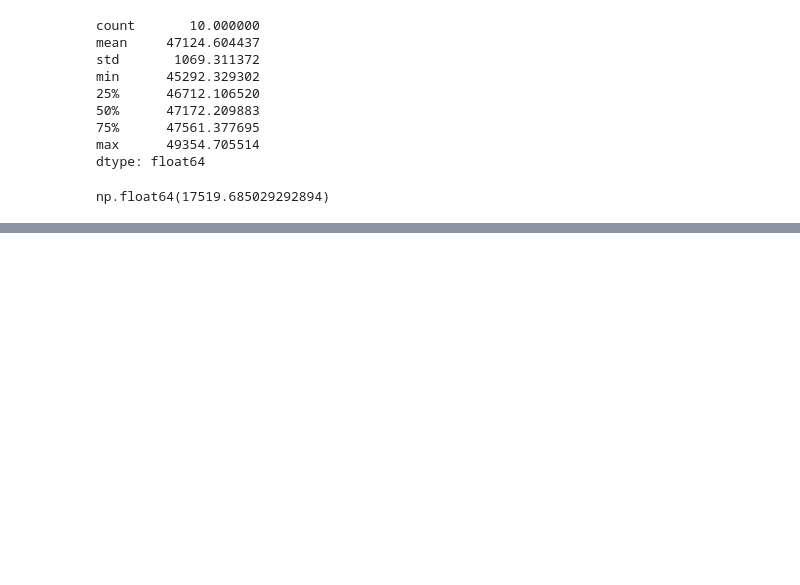
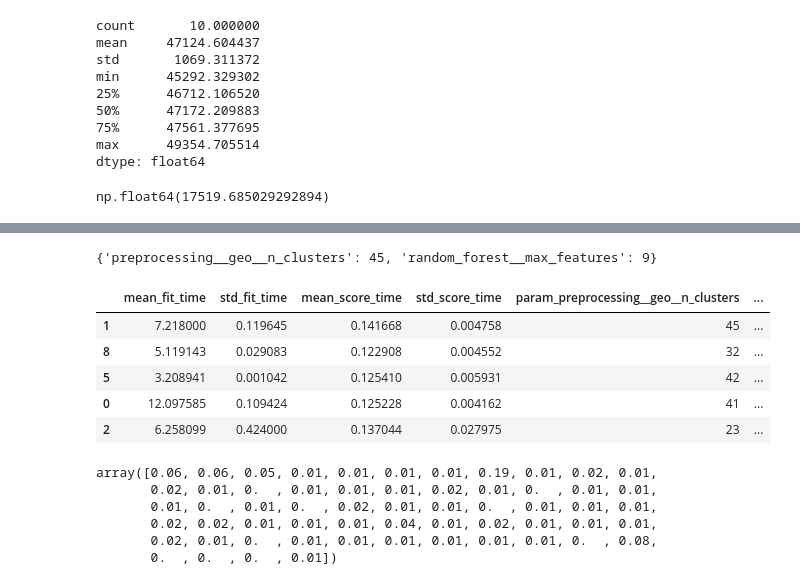
Before and after one commit to seshouan/Hands_on_ML, a Jupyter notebook: code.ipynb, the cells around one changed output, grey strips where cells are left out. Drawn from its saved outputs; the diff is of its cells as text; code cells hidden in the pictures; blank space fills up the shorter version.

```diff
--- a/code.ipynb
+++ b/code.ipynb
@@ -892,0 +957,9 @@ np.float64(17519.685029292894)
+# %%
+# implement randomsearch to tune hyperparams
+from sklearn.model_selection import RandomizedSearchCV
+from scipy.stats import randint
+
+param_distribs = {'preprocessing__geo__n_clusters': randint(low=3, high=50),
+                  'random_forest__max_features': randint(low=2, high=20)}
+rnd_search = RandomizedSearchCV(full_pipeline, param_distributions=param_distribs, n_iter=10, cv=3, scoring='neg_root_mean_squared_error', random_state=42)
+rnd_search.fit(housing, housing_labels)
@@ -892,0 +984,15 @@ np.float64(17519.685029292894)
+# %%
+rnd_search.best_params_
+# %% [output]
+{'preprocessing__geo__n_clusters': 45, 'random_forest__max_features': 9}
+# %%
+rnd_cv = pd.DataFrame(rnd_search.cv_results_)
+rnd_cv.sort_values(by='mean_test_score', ascending=False, inplace=True)
+rnd_cv.head()
+# %% [output]
+|  | mean_fit_time | std_fit_time | mean_score_time | std_score_time | param_preprocessing__geo__n_clusters | ... |
+| 1 | 7.218000 | 0.119645 | 0.141668 | 0.004758 | 45 | ... |
+| 8 | 5.119143 | 0.029083 | 0.122908 | 0.004552 | 32 | ... |
+| 5 | 3.208941 | 0.001042 | 0.125410 | 0.005931 | 42 | ... |
+| 0 | 12.097585 | 0.109424 | 0.125228 | 0.004162 | 41 | ... |
+| 2 | 6.258099 | 0.424000 | 0.137044 | 0.027975 | 23 | ... |
@@ -892,0 +1001,12 @@ np.float64(17519.685029292894)
+# %%
+# analyze the best model's feature importance
+final_model = rnd_search.best_estimator_
+feature_importances = final_model['random_forest'].feature_importances_
+feature_importances.round(2)
+# %% [output]
+array([0.06, 0.06, 0.05, 0.01, 0.01, 0.01, 0.01, 0.19, 0.01, 0.02, 0.01,
+       0.02, 0.01, 0.  , 0.01, 0.01, 0.01, 0.02, 0.01, 0.  , 0.01, 0.01,
+       0.01, 0.  , 0.01, 0.  , 0.02, 0.01, 0.01, 0.  , 0.01, 0.01, 0.01,
+       0.02, 0.02, 0.01, 0.01, 0.01, 0.04, 0.01, 0.02, 0.01, 0.01, 0.01,
+       0.02, 0.01, 0.  , 0.01, 0.01, 0.01, 0.01, 0.01, 0.01, 0.  , 0.08,
+       0.  , 0.  , 0.  , 0.01])
```
Also changed, not shown: parts of 7 cells of this notebook.
